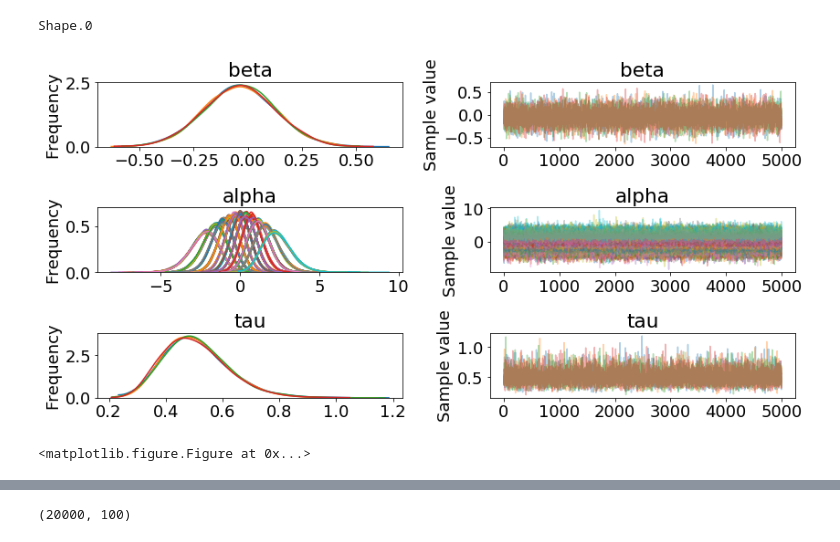
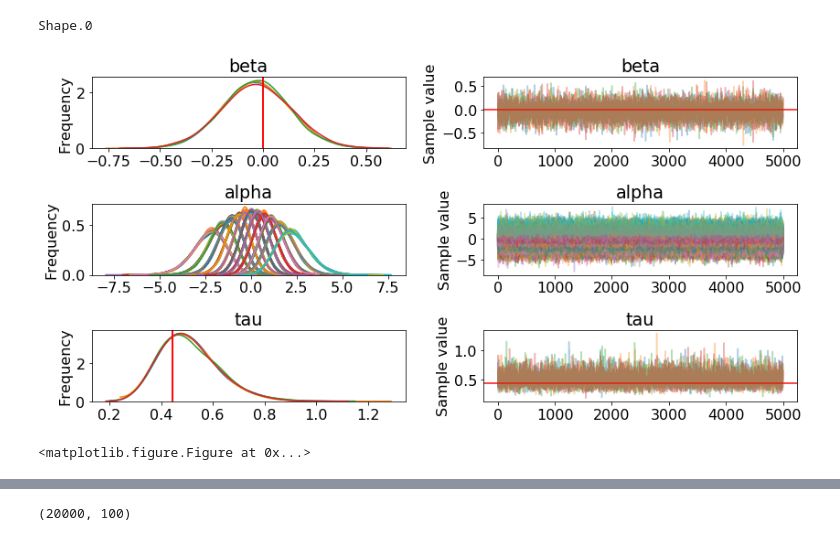
Before and after one commit to seiya-kumada/cct_blog, a Jupyter notebook: pymc3/sample_0.ipynb, the cells around one changed output, grey strips where cells are left out. Drawn from its saved outputs; the diff is of its cells as text; code cells hidden in the pictures.

```diff
--- a/pymc3/sample_0.ipynb
+++ b/pymc3/sample_0.ipynb
@@ -102,9 +102,9 @@ Multiprocess sampling (4 chains in 4 jobs)
 NUTS: [alpha, tau, beta]
 Shape.0
 # %%
-pm.traceplot(trace)
+pm.traceplot(trace, lines={'beta': 0, 'tau': 1/(1.5**2)})
 plt.figure(figsize=(10, 20))
 plt.show()
 # %% [output]
-[figure, old version]
+[figure, new version]
 <matplotlib.figure.Figure at 0x...>
```
Also changed, not shown: parts of 7 cells of this notebook.
